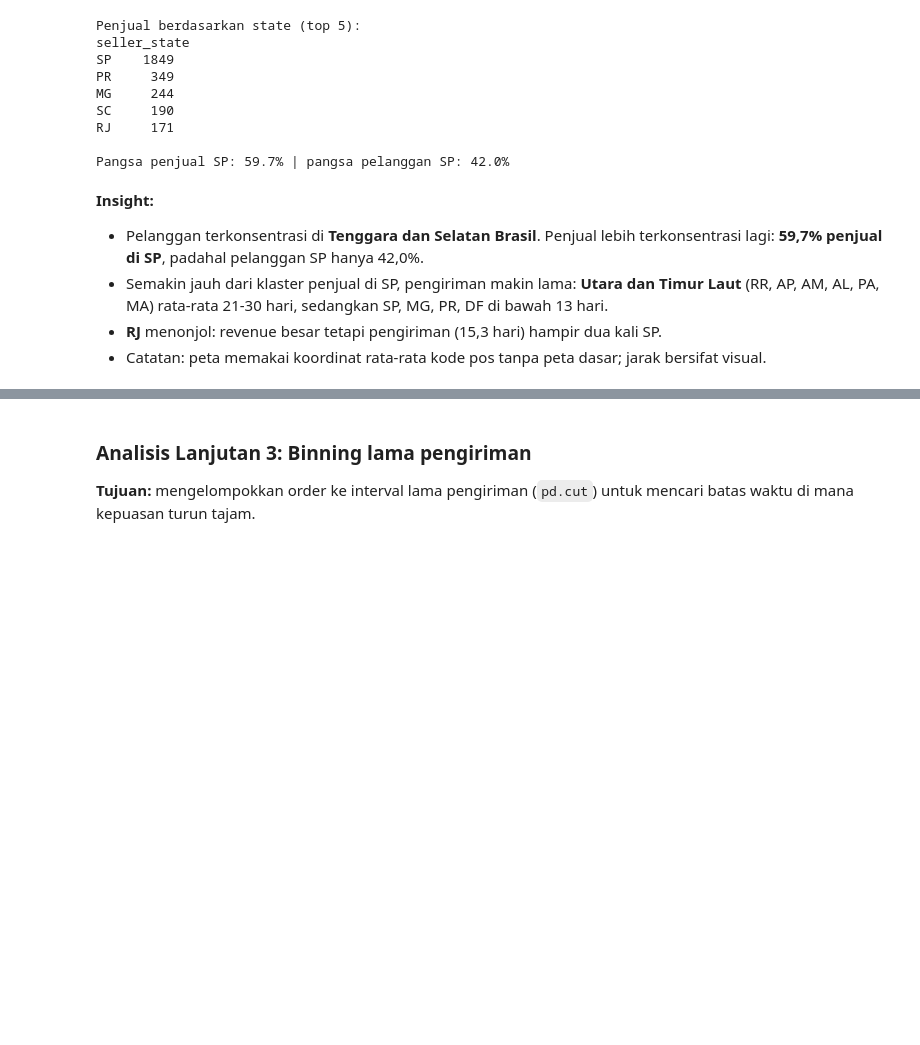
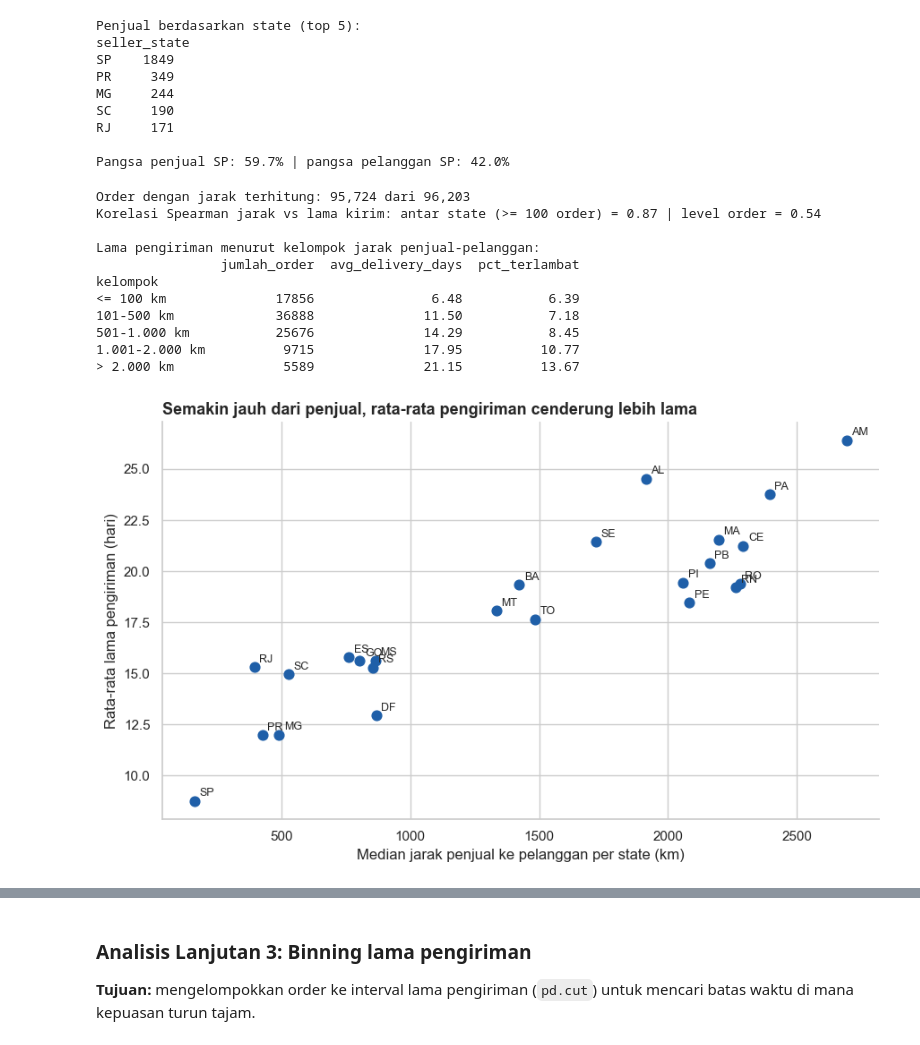
Before and after one commit to graceladyna/olist-dashboard, a Jupyter notebook: notebook.ipynb, the cells around one changed output, grey strips where cells are left out. Cells and saved outputs as stored; diff of their text form; code cells hidden in the pictures; blank space fills up the shorter version.

```diff
--- a/notebook.ipynb
+++ b/notebook.ipynb
@@ -156,9 +181,7 @@ pd.DataFrame({"jumlah_baris": {n: d.shape[0] for n, d in tables.items()},
 #### Identifying missing value
 # %%
 for nama, df in {"orders": orders, "products": products, "reviews": reviews}.items():
-    miss = df.isna().sum()
-    print(f"--- {nama} ({len(df):,} baris) ---")
-    print(miss[miss > 0].to_string(), "\n")
+    print(f"Missing value pada {nama} ({len(df):,} baris):\n", df.isna().sum().to_string(), "\n")
 
 # Order berstatus 'delivered' tetapi tanggal tiba di pelanggan kosong -> tidak logis
 inkonsisten = ((orders.order_status == "delivered") & orders.order_delivered_customer_date.isna()).sum()
@@ -186,8 +209,8 @@ approved           2
 # %% [markdown]
 #### Identifying duplicate data
 # %%
-print("Duplikat penuh per tabel:")
-print({n: int(d.duplicated().sum()) for n, d in tables.items()})
+for nama, df in tables.items():
+    print(f"Jumlah duplikat {nama}:", df.duplicated().sum())
 print(f"\nGeolocation: {geolocation.duplicated().sum():,} dari {len(geolocation):,} baris duplikat "
       f"({geolocation.duplicated().mean():.1%})")
 print("Order dengan lebih dari satu review (order_id ganda):", int(reviews.order_id.duplicated().sum()))
@@ -737,9 +1014,61 @@ SC     190
 RJ     171
 
 Pangsa penjual SP: 59.7% | pangsa pelanggan SP: 42.0%
-# %% [markdown]
-**Insight:**
-- Pelanggan terkonsentrasi di **Tenggara dan Selatan Brasil**. Penjual lebih terkonsentrasi lagi: **59,7% penjual di SP**, padahal pelanggan SP hanya 42,0%.
-- Semakin jauh dari klaster penjual di SP, pengiriman makin lama: **Utara dan Timur Laut** (RR, AP, AM, AL, PA, MA) rata-rata 21-30 hari, sedangkan SP, MG, PR, DF di bawah 13 hari.
-- **RJ** menonjol: revenue besar tetapi pengiriman (15,3 hari) hampir dua kali SP.
-- Catatan: peta memakai koordinat rata-rata kode pos tanpa peta dasar; jarak bersifat visual.
+# %%
+def haversine(lat1, lng1, lat2, lng2):
+    """Jarak garis lurus (km) antara dua titik koordinat."""
+    p1, p2 = np.radians(lat1), np.radians(lat2)
+    a = np.sin((p2 - p1) / 2) ** 2 + np.cos(p1) * np.cos(p2) * np.sin(np.radians(lng2 - lng1) / 2) ** 2
+    return 2 * 6371 * np.arcsin(np.sqrt(a))
+
+# Lokasi penjual per order (penjual pertama pada order tersebut)
+seller_loc = (order_items[["order_id", "seller_id"]].drop_duplicates("order_id")
+              .merge(sellers[["seller_id", "seller_zip_code_prefix"]], on="seller_id", how="left")
+              .merge(geo_zip.rename(columns={"lat": "s_lat", "lng": "s_lng"}),
+                     left_on="seller_zip_code_prefix", right_on="geolocation_zip_code_prefix", how="left")
+              [["order_id", "s_lat", "s_lng"]])
+jarak = order_lvl.merge(seller_loc, on="order_id", how="left")
+jarak["jarak_km"] = haversine(jarak.s_lat, jarak.s_lng, jarak.lat, jarak.lng)
+
+per_state = (jarak.groupby("customer_state")
+             .agg(jumlah_order=("order_id", "count"), median_jarak_km=("jarak_km", "median"),
+                  avg_delivery_days=("delivery_days", "mean"))
+             .sort_values("median_jarak_km"))
+besar = per_state[per_state.jumlah_order >= 100]    # abaikan state dengan sampel kecil
+rho_state = besar.median_jarak_km.corr(besar.avg_delivery_days, method="spearman")
+rho_order = jarak[["jarak_km", "delivery_days"]].dropna().corr(method="spearman").iloc[0, 1]
+
+print(f"Order dengan jarak terhitung: {jarak.jarak_km.notna().sum():,} dari {len(jarak):,}")
+print(f"Korelasi Spearman jarak vs lama kirim: antar state (>= 100 order) = {rho_state:.2f} | level order = {rho_order:.2f}")
+
+bin_jarak = (jarak.assign(kelompok=pd.cut(jarak.jarak_km, [-1, 100, 500, 1000, 2000, np.inf],
+                                          labels=["<= 100 km", "101-500 km", "501-1.000 km", "1.001-2.000 km", "> 2.000 km"]))
+             .groupby("kelompok", observed=True)
+             .agg(jumlah_order=("order_id", "count"), avg_delivery_days=("delivery_days", "mean"),
+                  pct_terlambat=("is_late", lambda s: s.mean() * 100)))
+print("\nLama pengiriman menurut kelompok jarak penjual-pelanggan:")
+print(bin_jarak.to_string())
+
+fig, ax = plt.subplots(figsize=(9, 5.5))
+ax.scatter(besar.median_jarak_km, besar.avg_delivery_days, s=60, color=HIGHLIGHT)
+for nama, r in besar.iterrows():
+    ax.annotate(nama, (r.median_jarak_km, r.avg_delivery_days), xytext=(4, 4), textcoords="offset points", fontsize=9)
+ax.set_title("Semakin jauh dari penjual, rata-rata pengiriman cenderung lebih lama", loc="left")
+ax.set_xlabel("Median jarak penjual ke pelanggan per state (km)")
+ax.set_ylabel("Rata-rata lama pengiriman (hari)")
+sns.despine(); plt.tight_layout(); plt.show()
+
+per_state
+# %% [output]
+Order dengan jarak terhitung: 95,724 dari 96,203
+Korelasi Spearman jarak vs lama kirim: antar state (>= 100 order) = 0.87 | level order = 0.54
+
+Lama pengiriman menurut kelompok jarak penjual-pelanggan:
+                jumlah_order  avg_delivery_days  pct_terlambat
+kelompok
+<= 100 km              17856               6.48           6.39
+101-500 km             36888              11.50           7.18
+501-1.000 km           25676              14.29           8.45
+1.001-2.000 km          9715              17.95          10.77
+> 2.000 km              5589              21.15          13.67
+[figure, added]
```
Also changed, not shown: parts of 44 cells of this notebook, 2 other files.
